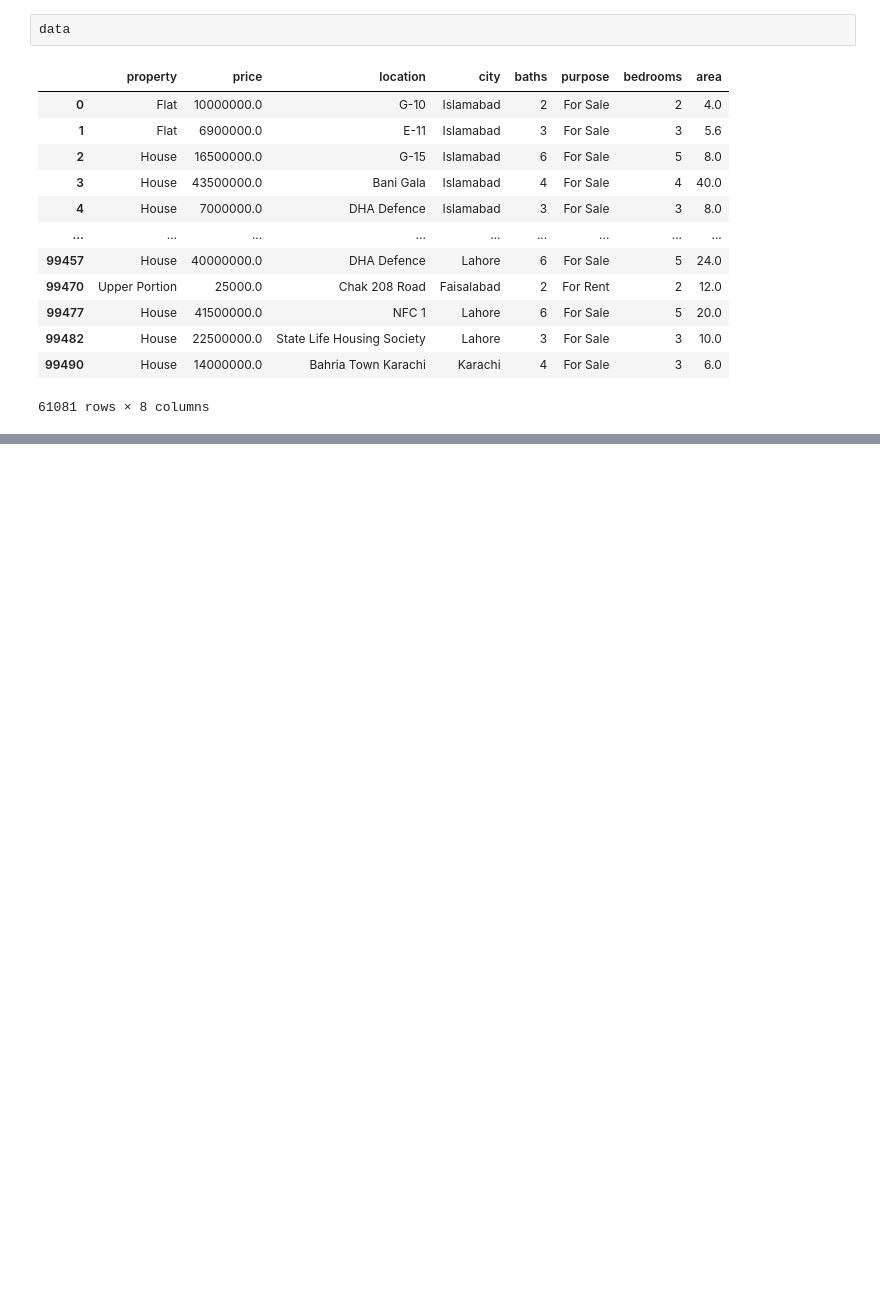
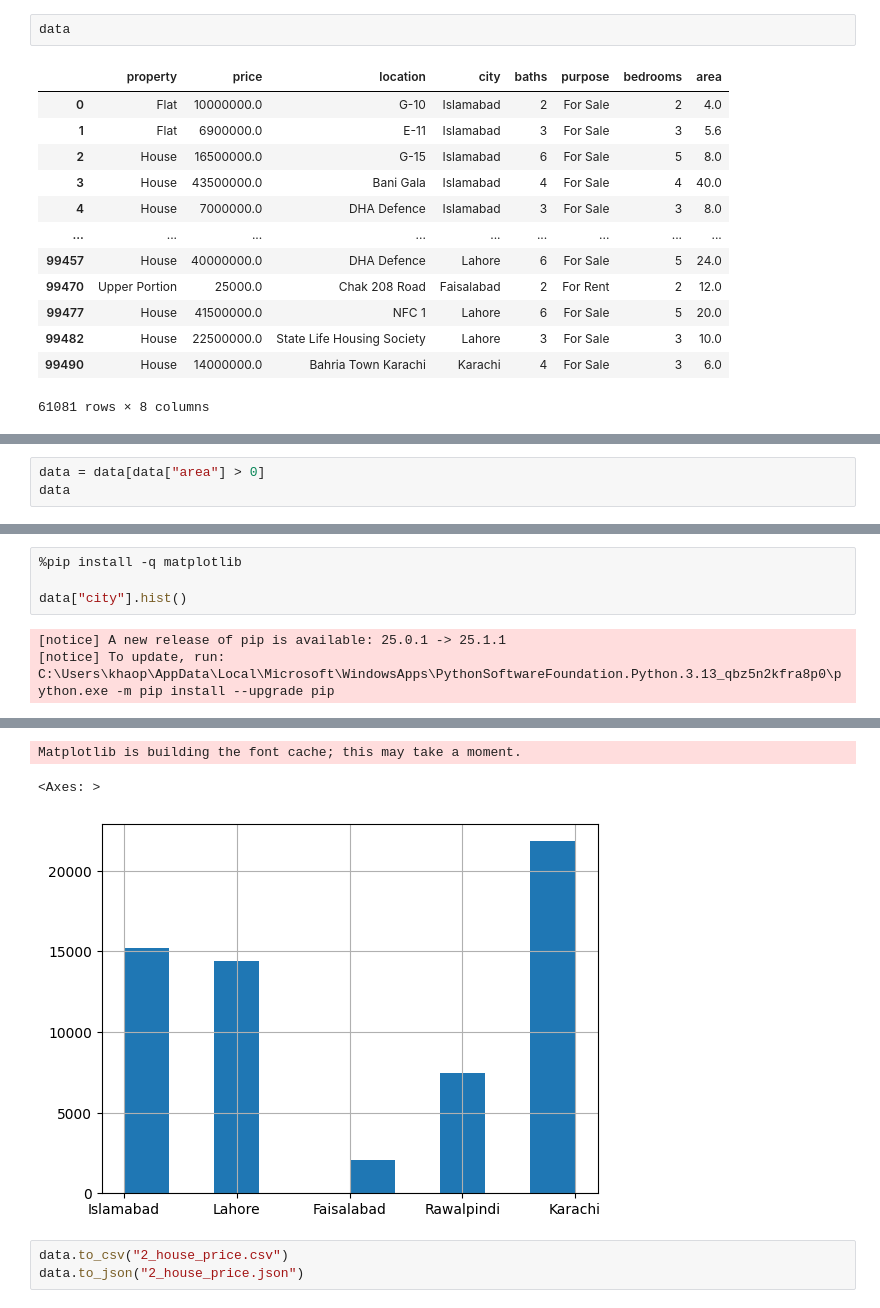
Before and after one commit to CHxNOBODY/CS-01418262, a Jupyter notebook: Lab/Lab02.ipynb, the cells around one changed output, grey strips where cells are left out. Saved outputs shown, nothing was run; the diff lists cells and outputs as text; blank space fills up the shorter version.

```diff
--- a/Lab/Lab02.ipynb
+++ b/Lab/Lab02.ipynb
@@ -328,0 +391,3 @@ data
+# %%
+data = data[data["area"] > 0]
+data
@@ -328,0 +474,7 @@ data
+# %%
+%pip install -q matplotlib
+
+data["city"].hist()
+# %% [output]
+[notice] A new release of pip is available: 25.0.1 -> 25.1.1
+[notice] To update, run: C:\Users\khaop\AppData\Local\Microsoft\WindowsApps\PythonSoftwareFoundation.Python.3.13_qbz5n2kfra8p0\python.exe -m pip install --upgrade pip
@@ -328,0 +482,6 @@ data
+Matplotlib is building the font cache; this may take a moment.
+<Axes: >
+[figure, added]
+# %%
+data.to_csv("2_house_price.csv")
+data.to_json("2_house_price.json")
```
Also changed, not shown: parts of 12 cells of this notebook.
